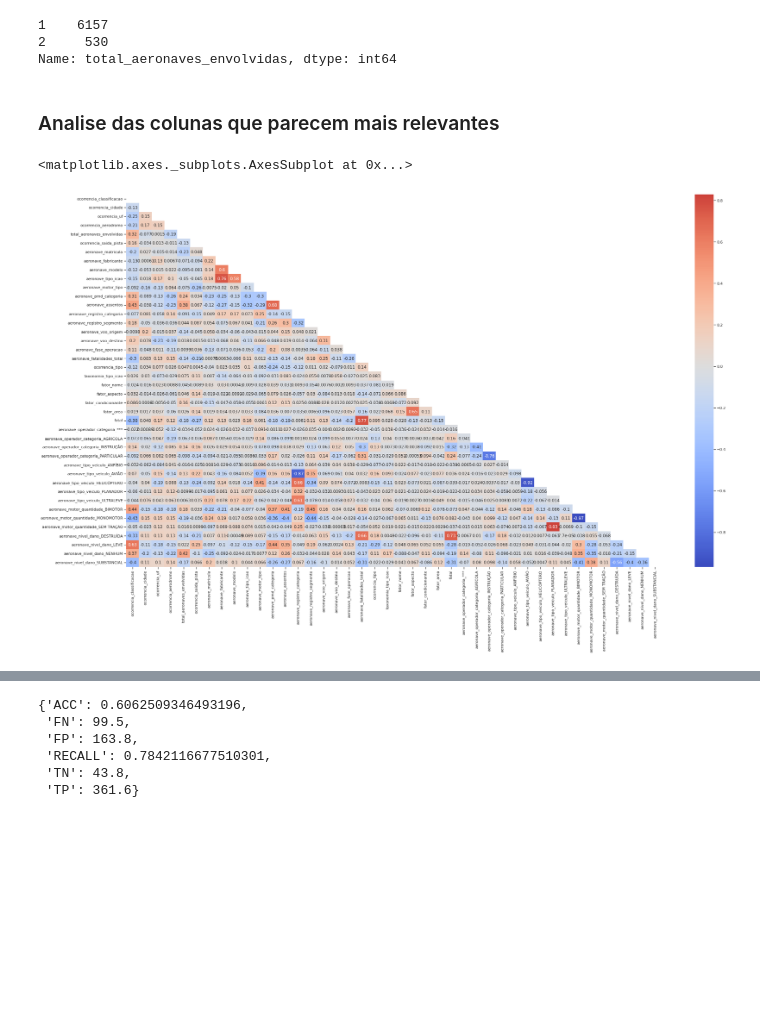
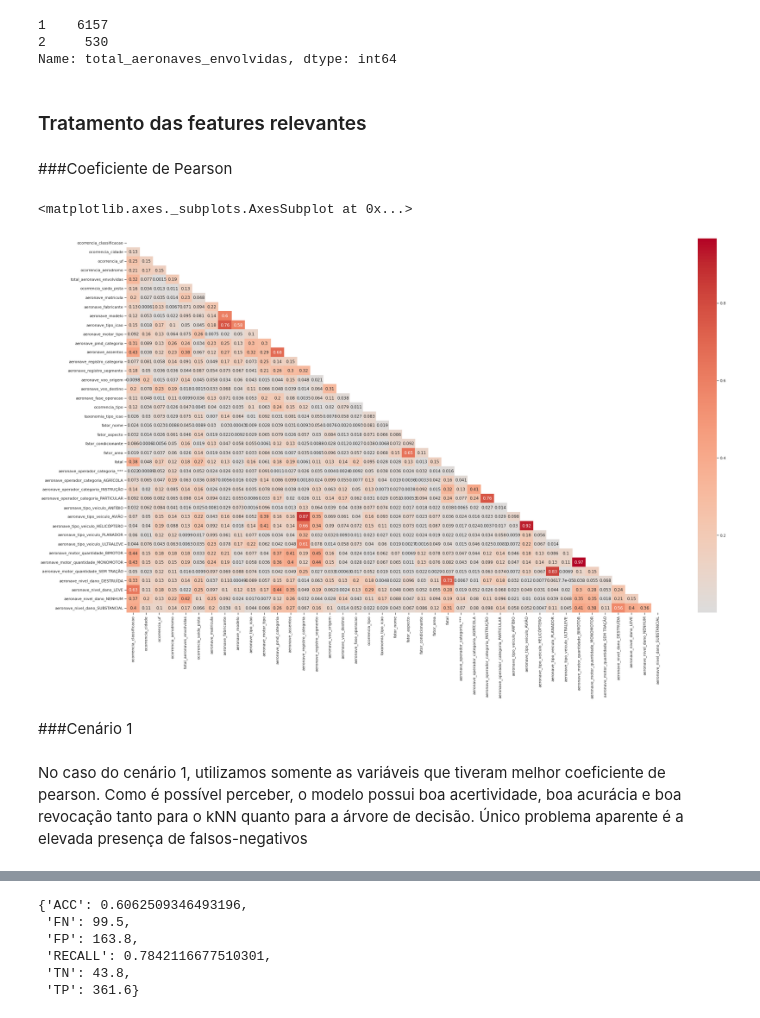
Before and after one commit to MarcosVeniciu/Trabalho-Pratico-Introducao-a-Ciencia-dos-Dados, a Jupyter notebook: cenipa.ipynb, the cells around one changed output, grey strips where cells are left out. Cells and saved outputs as stored; diff of their text form; code cells hidden in the pictures; blank space fills up the shorter version.

```diff
--- a/cenipa.ipynb
+++ b/cenipa.ipynb
@@ -887,6 +887,8 @@ dataset[['aeronave_fatalidades_total', 'fatal']]
 | 6685 | 1 | 1 |
 | 6686 | 1 | 1 |
 6687 rows × 2 columns
+# %%
+dataset = dataset.drop(columns=['aeronave_fatalidades_total'])
 # %%
 dataset
 # %% [output]
@@ -979,12 +981,10 @@ ESPANHA                4
 URUGUAI                1
 Name: aeronave_pais_registro, dtype: int64
 # %%
-# Leandro   RESOLVA
 # dataset = dataset.drop(columns=['ocorrencia_latitude', 'ocorrencia_longitude', 'ocorrencia_dia', 'ocorrencia_hora', 'total_aeronaves_envolvidas',
 #                                 'aeronave_matricula', 'aeronave_pais_fabricante'])
 
-# dataset = dataset.drop(columns=['ocorrencia_latitude', 'ocorrencia_longitude', 'ocorrencia_dia', 'ocorrencia_hora', 'total_aeronaves_envolvidas',
-#                                 'aeronave_matricula', 'aeronave_pais_fabricante'])
+dataset = dataset.drop(columns=['ocorrencia_latitude', 'ocorrencia_longitude', 'ocorrencia_dia', 'ocorrencia_hora', 'aeronave_pais_fabricante'])
 # %%
 df_merged['total_aeronaves_envolvidas'].value_counts()
 # %% [output]
@@ -992,7 +992,7 @@ df_merged['total_aeronaves_envolvidas'].value_counts()
 2     530
 Name: total_aeronaves_envolvidas, dtype: int64
 # %% [markdown]
-### Analise das colunas que parecem mais relevantes
+### Tratamento das features relevantes
 # %%
 dataset['ocorrencia_classificacao'] = dataset["ocorrencia_classificacao"].astype('category').cat.codes
 dataset['ocorrencia_cidade'] = dataset["ocorrencia_cidade"].astype('category').cat.codes
@@ -1024,13 +1024,15 @@ dataset['fator_nome'] = dataset["fator_nome"].astype('category').cat.codes
 dataset['fator_aspecto'] = dataset["fator_aspecto"].astype('category').cat.codes
 dataset['fator_condicionante'] = dataset["fator_condicionante"].astype('category').cat.codes
 dataset['fator_area'] = dataset["fator_area"].astype('category').cat.codes
+# %% [markdown]
+###Coeficiente de Pearson
 # %%
-Var_Corr = dataset.corr()
-matrix = np.triu(dataset.corr())
+Var_Corr = dataset.corr().abs()
+matrix = np.triu(Var_Corr)
 
 plt.figure(figsize = (35,20))
 sns.heatmap(Var_Corr, xticklabels=Var_Corr.columns, yticklabels=Var_Corr.columns,\
             annot=True,center= 0, cmap= 'coolwarm',mask=matrix)
 # %% [output]
 <matplotlib.axes._subplots.AxesSubplot at 0x...>
-[figure, old version]
+[figure, new version]
@@ -1037,3 +1124,7 @@ sns.heatmap(Var_Corr, xticklabels=Var_Corr.columns, yticklabels=Var_Corr.columns
+# %% [markdown]
+###Cenário 1
+# %% [markdown]
+No caso do cenário 1, utilizamos somente as variáveis que tiveram melhor coeficiente de pearson. Como é possível perceber, o modelo possui boa acertividade, boa acurácia e boa revocação tanto para o kNN quanto para a árvore de decisão. Único problema aparente é a elevada presença de falsos-negativos
 # %%
 # Variavel de interese maiores que 0.3 e menores que -0.3.
 cols_interesse = ['ocorrencia_classificacao', 'aeronave_nivel_dano_SUBSTANCIAL', 'aeronave_nivel_dano_DESTRUÍDA', 'aeronave_operador_categoria_INSTRUÇÃO']
```
Also changed, not shown: parts of 51 cells of this notebook.
